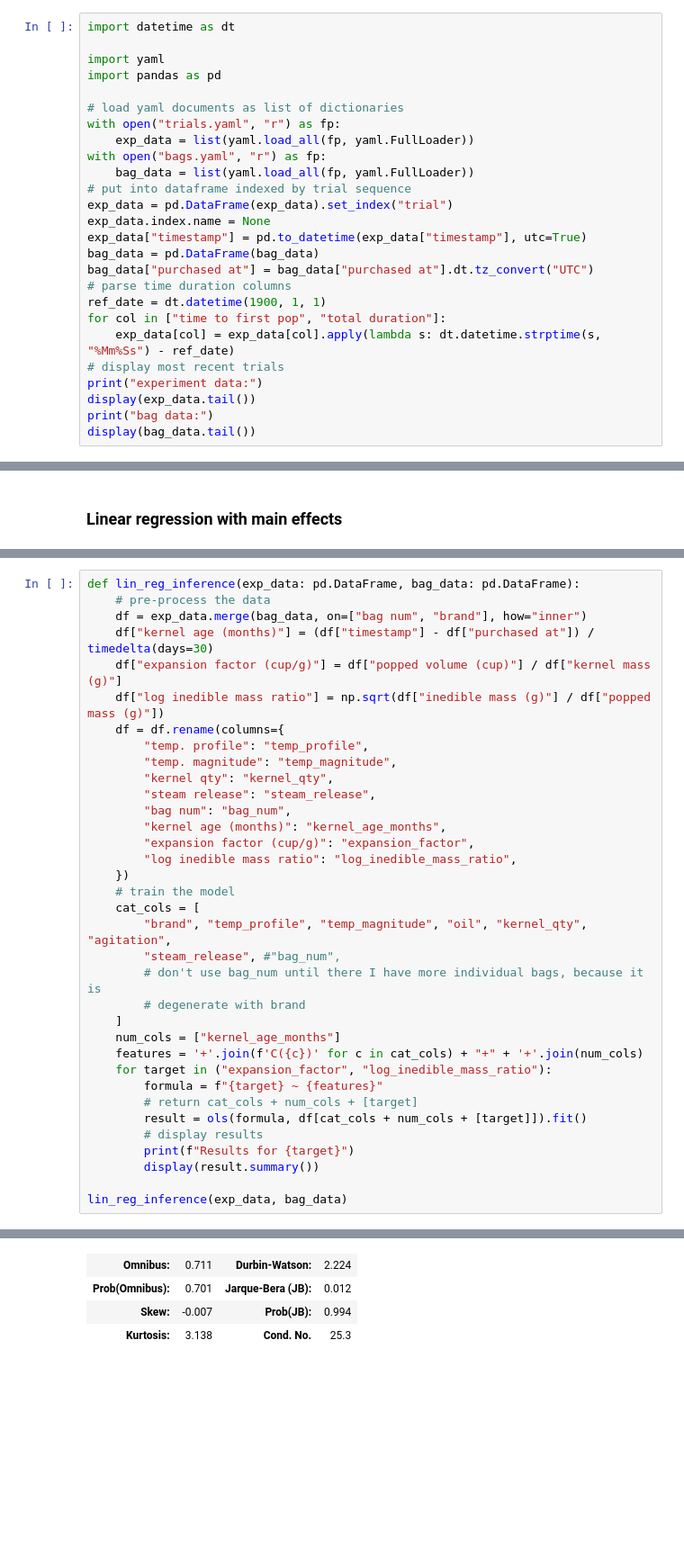
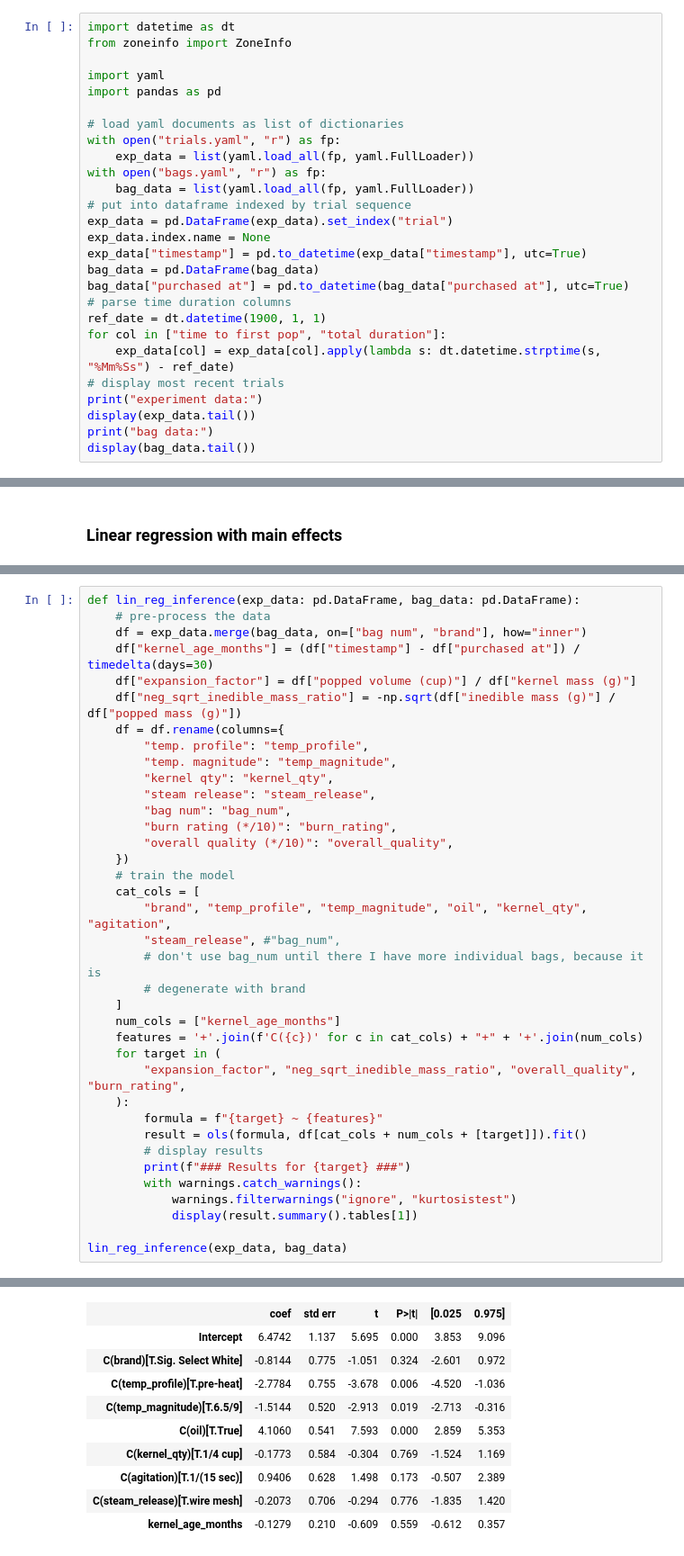
Before and after one commit to ecotner/popcorn-experiments, a Jupyter notebook: experiments/exp001/exp001.ipynb, the cells around one changed output, grey strips where cells are left out. Shown: that part at 90% size. Cells and saved outputs as stored; diff of their text form; blank space fills up the shorter version.

```diff
--- a/experiments/exp001/exp001.ipynb
+++ b/experiments/exp001/exp001.ipynb
@@ -420,6 +420,7 @@ I'll keep info on the popcorn bags in `bags.yaml`.
 I think YAML is a good choice here because it's simple for a human to read and take notes in, but is still structured enough to be machine-readable.
 # %%
 import datetime as dt
+from zoneinfo import ZoneInfo
 
 import yaml
 import pandas as pd
@@ -434,7 +435,7 @@ exp_data = pd.DataFrame(exp_data).set_index("trial")
 exp_data.index.name = None
 exp_data["timestamp"] = pd.to_datetime(exp_data["timestamp"], utc=True)
 bag_data = pd.DataFrame(bag_data)
-bag_data["purchased at"] = bag_data["purchased at"].dt.tz_convert("UTC")
+bag_data["purchased at"] = pd.to_datetime(bag_data["purchased at"], utc=True)
 # parse time duration columns
 ref_date = dt.datetime(1900, 1, 1)
 for col in ["time to first pop", "total duration"]:
@@ -485,18 +488,17 @@ np.sqrt(exp_data["inedible mass (g)"]).hist();
 def lin_reg_inference(exp_data: pd.DataFrame, bag_data: pd.DataFrame):
     # pre-process the data
     df = exp_data.merge(bag_data, on=["bag num", "brand"], how="inner")
-    df["kernel age (months)"] = (df["timestamp"] - df["purchased at"]) / timedelta(days=30)
-    df["expansion factor (cup/g)"] = df["popped volume (cup)"] / df["kernel mass (g)"]
-    df["log inedible mass ratio"] = np.sqrt(df["inedible mass (g)"] / df["popped mass (g)"])
+    df["kernel_age_months"] = (df["timestamp"] - df["purchased at"]) / timedelta(days=30)
+    df["expansion_factor"] = df["popped volume (cup)"] / df["kernel mass (g)"]
+    df["neg_sqrt_inedible_mass_ratio"] = -np.sqrt(df["inedible mass (g)"] / df["popped mass (g)"])
     df = df.rename(columns={
         "temp. profile": "temp_profile",
         "temp. magnitude": "temp_magnitude",
         "kernel qty": "kernel_qty",
         "steam release": "steam_release",
         "bag num": "bag_num",
-        "kernel age (months)": "kernel_age_months",
-        "expansion factor (cup/g)": "expansion_factor",
-        "log inedible mass ratio": "log_inedible_mass_ratio",
+        "burn rating (*/10)": "burn_rating",
+        "overall quality (*/10)": "overall_quality",
     })
     # train the model
     cat_cols = [
@@ -507,13 +509,16 @@ def lin_reg_inference(exp_data: pd.DataFrame, bag_data: pd.DataFrame):
     ]
     num_cols = ["kernel_age_months"]
     features = '+'.join(f'C({c})' for c in cat_cols) + "+" + '+'.join(num_cols)
-    for target in ("expansion_factor", "log_inedible_mass_ratio"):
+    for target in (
+        "expansion_factor", "neg_sqrt_inedible_mass_ratio", "overall_quality", "burn_rating",
+    ):
         formula = f"{target} ~ {features}"
-        # return cat_cols + num_cols + [target]
         result = ols(formula, df[cat_cols + num_cols + [target]]).fit()
         # display results
-        print(f"Results for {target}")
-        display(result.summary())
+        print(f"### Results for {target} ###")
+        with warnings.catch_warnings():
+            warnings.filterwarnings("ignore", "kurtosistest")
+            display(result.summary().tables[1])
 
 lin_reg_inference(exp_data, bag_data)
 # %% [output]
@@ -541,4 +548,10 @@ OLS Regression Results
-| Omnibus: | 0.711 | Durbin-Watson: | 2.224 |
-| Prob(Omnibus): | 0.701 | Jarque-Bera (JB): | 0.012 |
-| Skew: | -0.007 | Prob(JB): | 0.994 |
-| Kurtosis: | 3.138 | Cond. No. | 25.3 |
+|  | coef | std err | t | P>|t| | [0.025 | 0.975] |
+| Intercept | 6.4742 | 1.137 | 5.695 | 0.000 | 3.853 | 9.096 |
+| C(brand)[T.Sig. Select White] | -0.8144 | 0.775 | -1.051 | 0.324 | -2.601 | 0.972 |
+| C(temp_profile)[T.pre-heat] | -2.7784 | 0.755 | -3.678 | 0.006 | -4.520 | -1.036 |
+| C(temp_magnitude)[T.6.5/9] | -1.5144 | 0.520 | -2.913 | 0.019 | -2.713 | -0.316 |
+| C(oil)[T.True] | 4.1060 | 0.541 | 7.593 | 0.000 | 2.859 | 5.353 |
+| C(kernel_qty)[T.1/4 cup] | -0.1773 | 0.584 | -0.304 | 0.769 | -1.524 | 1.169 |
+| C(agitation)[T.1/(15 sec)] | 0.9406 | 0.628 | 1.498 | 0.173 | -0.507 | 2.389 |
+| C(steam_release)[T.wire mesh] | -0.2073 | 0.706 | -0.294 | 0.776 | -1.835 | 1.420 |
+| kernel_age_months | -0.1279 | 0.210 | -0.609 | 0.559 | -0.612 | 0.357 |
```
Also changed, not shown: parts of 4 cells of this notebook, 2 other files.
